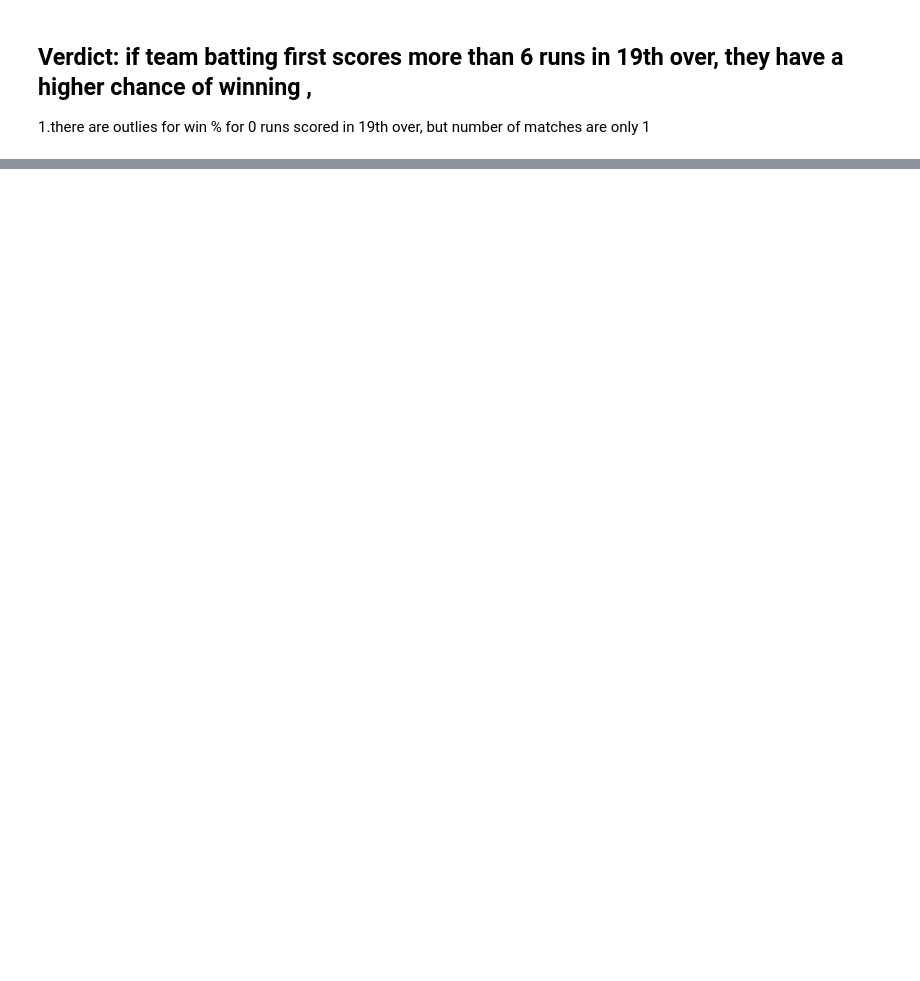
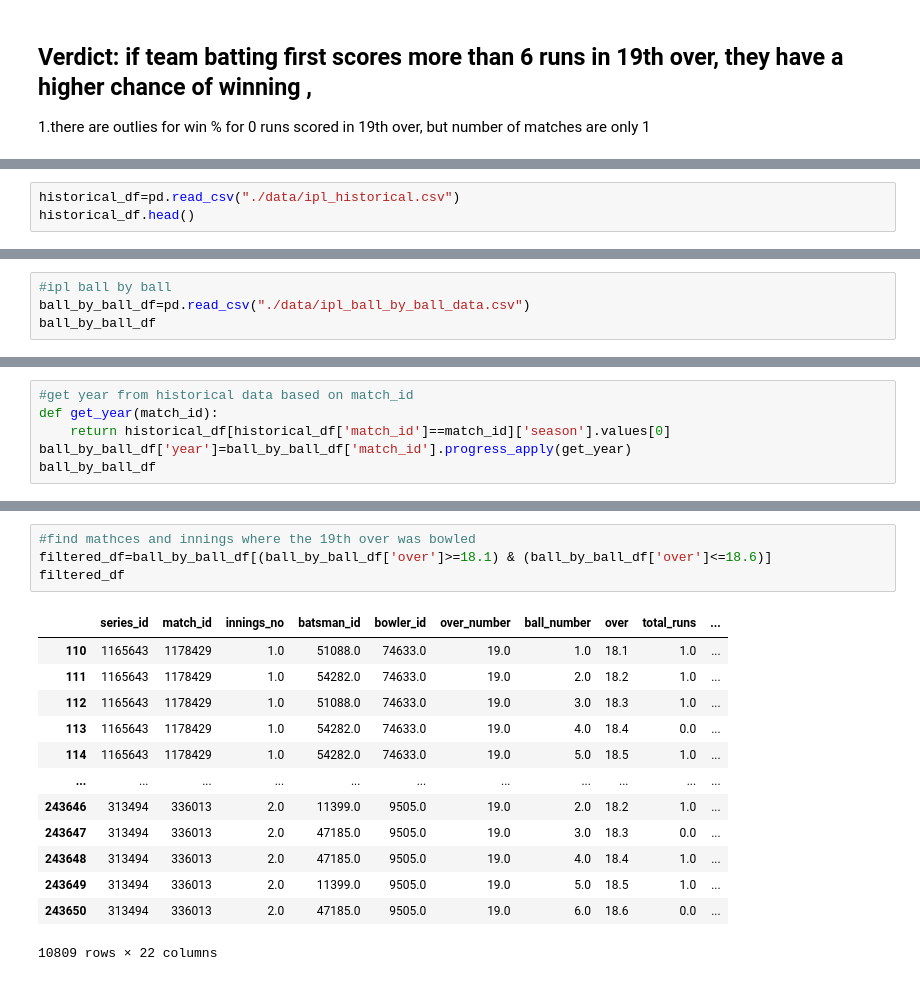
Before and after one commit to visakhpadmanabhan7/crick_analytics, a Jupyter notebook: analyse19th_over.ipynb, the cells around one changed output, grey strips where cells are left out. Drawn from its saved outputs; the diff is of its cells as text; blank space fills up the shorter version.

```diff
--- a/analyse19th_over.ipynb
+++ b/analyse19th_over.ipynb
@@ -655,0 +661,3 @@ fig.show()
+# %%
+historical_df=pd.read_csv("./data/ipl_historical.csv")
+historical_df.head()
@@ -655,0 +672,4 @@ fig.show()
+# %%
+#ipl ball by ball
+ball_by_ball_df=pd.read_csv("./data/ipl_ball_by_ball_data.csv")
+ball_by_ball_df
@@ -655,0 +690,6 @@ fig.show()
+# %%
+#get year from historical data based on match_id
+def get_year(match_id):
+    return historical_df[historical_df['match_id']==match_id]['season'].values[0]
+ball_by_ball_df['year']=ball_by_ball_df['match_id'].progress_apply(get_year)
+ball_by_ball_df
@@ -655,0 +746,18 @@ fig.show()
+# %%
+#find mathces and innings where the 19th over was bowled
+filtered_df=ball_by_ball_df[(ball_by_ball_df['over']>=18.1) & (ball_by_ball_df['over']<=18.6)]
+filtered_df
+# %% [output]
+|  | series_id | match_id | innings_no | batsman_id | bowler_id | over_number | ball_number | over | total_runs | ... |
+| 110 | 1165643 | 1178429 | 1.0 | 51088.0 | 74633.0 | 19.0 | 1.0 | 18.1 | 1.0 | ... |
+| 111 | 1165643 | 1178429 | 1.0 | 54282.0 | 74633.0 | 19.0 | 2.0 | 18.2 | 1.0 | ... |
+| 112 | 1165643 | 1178429 | 1.0 | 51088.0 | 74633.0 | 19.0 | 3.0 | 18.3 | 1.0 | ... |
+| 113 | 1165643 | 1178429 | 1.0 | 54282.0 | 74633.0 | 19.0 | 4.0 | 18.4 | 0.0 | ... |
+| 114 | 1165643 | 1178429 | 1.0 | 54282.0 | 74633.0 | 19.0 | 5.0 | 18.5 | 1.0 | ... |
+| ... | ... | ... | ... | ... | ... | ... | ... | ... | ... | ... |
+| 243646 | 313494 | 336013 | 2.0 | 11399.0 | 9505.0 | 19.0 | 2.0 | 18.2 | 1.0 | ... |
+| 243647 | 313494 | 336013 | 2.0 | 47185.0 | 9505.0 | 19.0 | 3.0 | 18.3 | 0.0 | ... |
+| 243648 | 313494 | 336013 | 2.0 | 47185.0 | 9505.0 | 19.0 | 4.0 | 18.4 | 1.0 | ... |
+| 243649 | 313494 | 336013 | 2.0 | 11399.0 | 9505.0 | 19.0 | 5.0 | 18.5 | 1.0 | ... |
+| 243650 | 313494 | 336013 | 2.0 | 47185.0 | 9505.0 | 19.0 | 6.0 | 18.6 | 0.0 | ... |
+10809 rows × 22 columns
```
Also changed, not shown: parts of 19 cells of this notebook.
